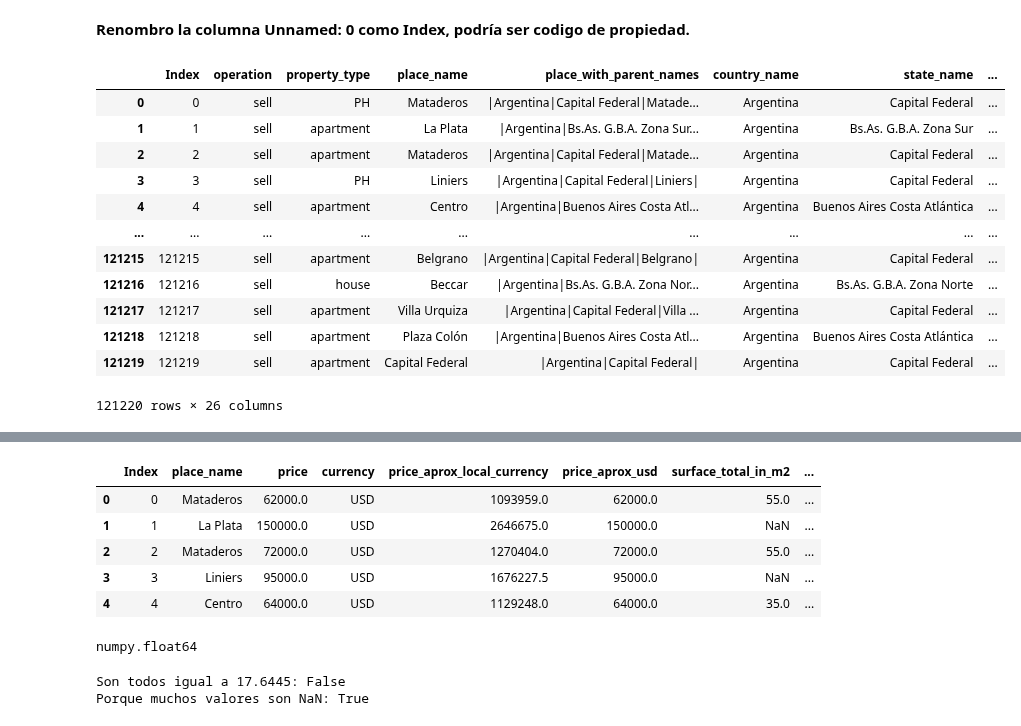
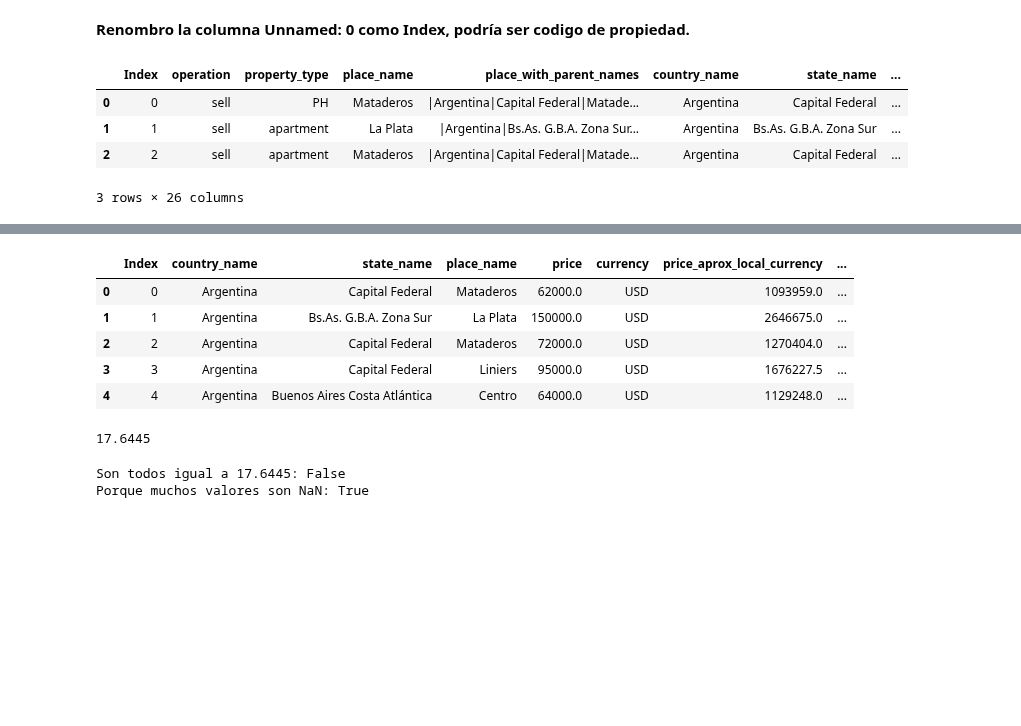
Before and after one commit to nachommm/desafio1, a Jupyter notebook: Precios.ipynb, the cells around one changed output, grey strips where cells are left out. Drawn from its saved outputs; the diff is of its cells as text; code cells hidden in the pictures; blank space fills up the shorter version.

```diff
--- a/Precios.ipynb
+++ b/Precios.ipynb
@@ -24,21 +24,13 @@ data.head()
 <strong>Renombro la columna Unnamed: 0 como Index, podría ser codigo de propiedad.</strong>
 # %%
 data.rename(columns={'Unnamed: 0': "Index"}, inplace=True)
-data
+data.head(3)
 # %% [output]
 |  | Index | operation | property_type | place_name | place_with_parent_names | country_name | state_name | ... |
 | 0 | 0 | sell | PH | Mataderos | |Argentina|Capital Federal|Matade... | Argentina | Capital Federal | ... |
 | 1 | 1 | sell | apartment | La Plata | |Argentina|Bs.As. G.B.A. Zona Sur... | Argentina | Bs.As. G.B.A. Zona Sur | ... |
 | 2 | 2 | sell | apartment | Mataderos | |Argentina|Capital Federal|Matade... | Argentina | Capital Federal | ... |
-| 3 | 3 | sell | PH | Liniers | |Argentina|Capital Federal|Liniers| | Argentina | Capital Federal | ... |
-| 4 | 4 | sell | apartment | Centro | |Argentina|Buenos Aires Costa Atl... | Argentina | Buenos Aires Costa Atlántica | ... |
-| ... | ... | ... | ... | ... | ... | ... | ... | ... |
-| 121215 | 121215 | sell | apartment | Belgrano | |Argentina|Capital Federal|Belgrano| | Argentina | Capital Federal | ... |
-| 121216 | 121216 | sell | house | Beccar | |Argentina|Bs.As. G.B.A. Zona Nor... | Argentina | Bs.As. G.B.A. Zona Norte | ... |
-| 121217 | 121217 | sell | apartment | Villa Urquiza | |Argentina|Capital Federal|Villa ... | Argentina | Capital Federal | ... |
-| 121218 | 121218 | sell | apartment | Plaza Colón | |Argentina|Buenos Aires Costa Atl... | Argentina | Buenos Aires Costa Atlántica | ... |
-| 121219 | 121219 | sell | apartment | Capital Federal | |Argentina|Capital Federal| | Argentina | Capital Federal | ... |
-121220 rows × 26 columns
+3 rows × 26 columns
 # %%
 data.dtypes
 # %% [output]
@@ -60,22 +52,21 @@ title                          object
 image_thumbnail                object
 dtype: object
 # %%
-valores = pd.DataFrame(data, columns=['Index','place_name','price','currency', 'price_aprox_local_currency', 'price_aprox_usd', 'surface_total_in_m2', 'surface_covered_in_m2', 'price_usd_per_m2', 'price_per_m2'])
+valores = pd.DataFrame(data, columns=['Index','country_name','state_name','place_name','price','currency', 'price_aprox_local_currency', 'price_aprox_usd', 'surface_total_in_m2', 'surface_covered_in_m2', 'price_usd_per_m2', 'price_per_m2'])
 valores.head()
 # %% [output]
-|  | Index | place_name | price | currency | price_aprox_local_currency | price_aprox_usd | surface_total_in_m2 | ... |
-| 0 | 0 | Mataderos | 62000.0 | USD | 1093959.0 | 62000.0 | 55.0 | ... |
-| 1 | 1 | La Plata | 150000.0 | USD | 2646675.0 | 150000.0 | NaN | ... |
-| 2 | 2 | Mataderos | 72000.0 | USD | 1270404.0 | 72000.0 | 55.0 | ... |
-| 3 | 3 | Liniers | 95000.0 | USD | 1676227.5 | 95000.0 | NaN | ... |
-| 4 | 4 | Centro | 64000.0 | USD | 1129248.0 | 64000.0 | 35.0 | ... |
+|  | Index | country_name | state_name | place_name | price | currency | price_aprox_local_currency | ... |
+| 0 | 0 | Argentina | Capital Federal | Mataderos | 62000.0 | USD | 1093959.0 | ... |
+| 1 | 1 | Argentina | Bs.As. G.B.A. Zona Sur | La Plata | 150000.0 | USD | 2646675.0 | ... |
+| 2 | 2 | Argentina | Capital Federal | Mataderos | 72000.0 | USD | 1270404.0 | ... |
+| 3 | 3 | Argentina | Capital Federal | Liniers | 95000.0 | USD | 1676227.5 | ... |
+| 4 | 4 | Argentina | Buenos Aires Costa Atlántica | Centro | 64000.0 | USD | 1129248.0 | ... |
 # %%
 valores['usdtolocal'] = valores.price_aprox_local_currency / valores.price_aprox_usd
 cambio_usd = valores.usdtolocal.max()
 cambio_usd
-type(cambio_usd)
 # %% [output]
-numpy.float64
+17.6445
 # %%
 check_change = valores.usdtolocal == 17.6445
 
```
Also changed, not shown: parts of 7 cells of this notebook, 3 other files.
